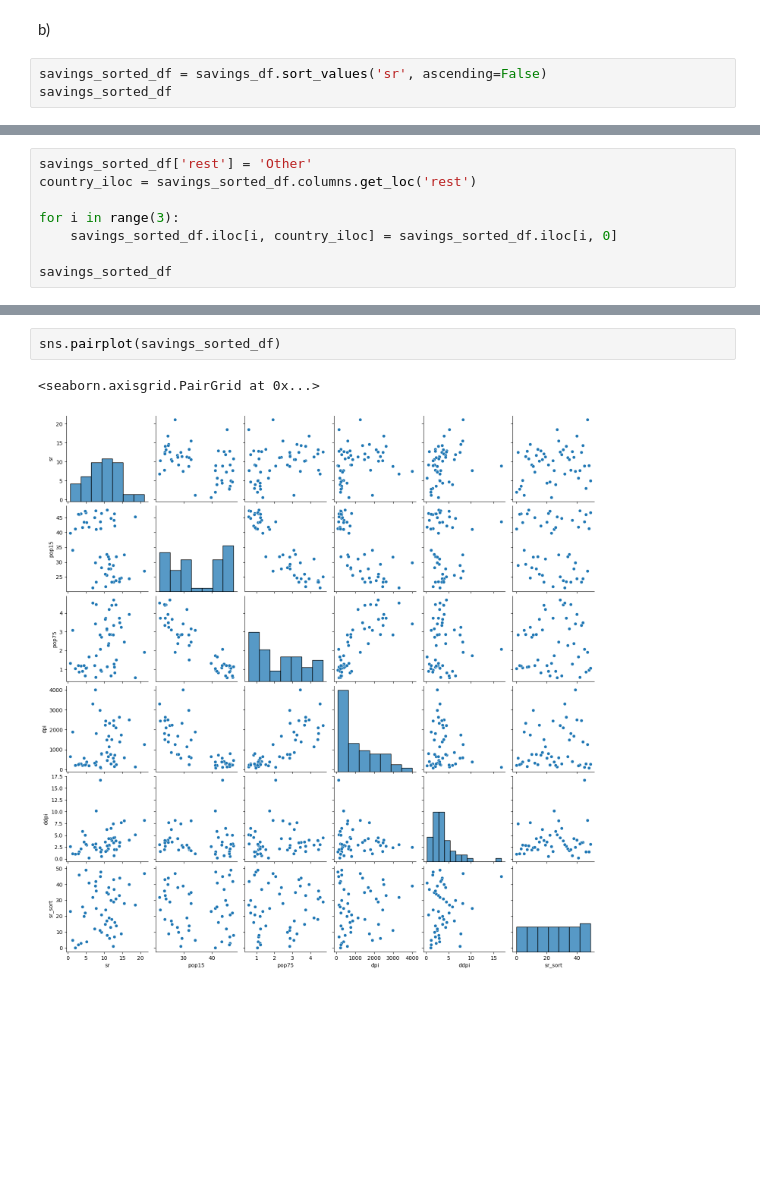
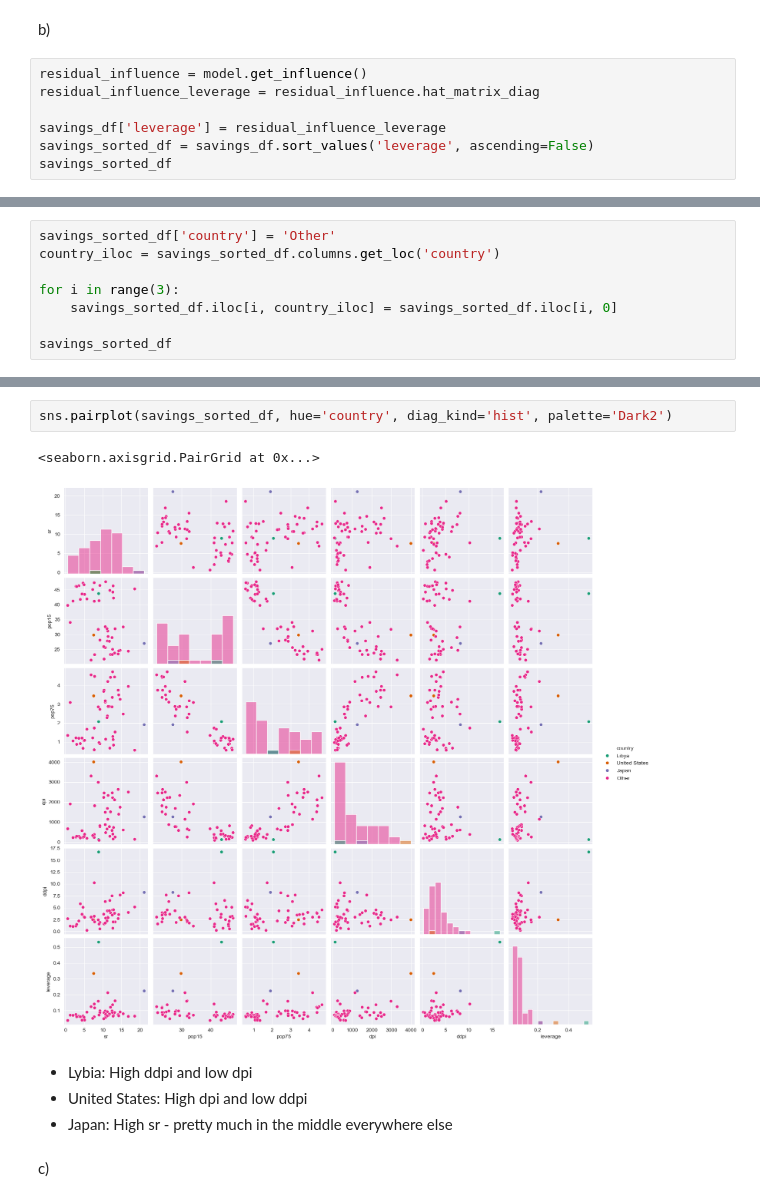
Before and after one commit to marbetschar/ZHAW-Predictive-Modeling, a Jupyter notebook: Week03/03_series_MLR.ipynb, the cells around one changed output, grey strips where cells are left out. Cells and saved outputs as stored; diff of their text form; blank space fills up the shorter version.

```diff
--- a/Week03/03_series_MLR.ipynb
+++ b/Week03/03_series_MLR.ipynb
@@ -367,6 +367,10 @@ tma_plots(model, n_samp=100)
 # %% [markdown]
 b)
 # %%
-savings_sorted_df = savings_df.sort_values('sr', ascending=False)
+residual_influence = model.get_influence()
+residual_influence_leverage = residual_influence.hat_matrix_diag
+
+savings_df['leverage'] = residual_influence_leverage
+savings_sorted_df = savings_df.sort_values('leverage', ascending=False)
 savings_sorted_df
 # %% [output]
@@ -390,6 +394,6 @@ savings_sorted_df
 # %%
-savings_sorted_df['rest'] = 'Other'
-country_iloc = savings_sorted_df.columns.get_loc('rest')
+savings_sorted_df['country'] = 'Other'
+country_iloc = savings_sorted_df.columns.get_loc('country')
 
 for i in range(3):
     savings_sorted_df.iloc[i, country_iloc] = savings_sorted_df.iloc[i, 0]
@@ -416,5 +420,11 @@ savings_sorted_df
 # %%
-sns.pairplot(savings_sorted_df)
+sns.pairplot(savings_sorted_df, hue='country', diag_kind='hist', palette='Dark2')
 # %% [output]
 <seaborn.axisgrid.PairGrid at 0x...>
-[figure, old version]
+[figure, new version]
+# %% [markdown]
+- Lybia: High ddpi and low dpi
+- United States: High dpi and low ddpi
+- Japan: High sr - pretty much in the middle everywhere else
+# %% [markdown]
+c)
```
Also changed, not shown: parts of 23 cells of this notebook.
